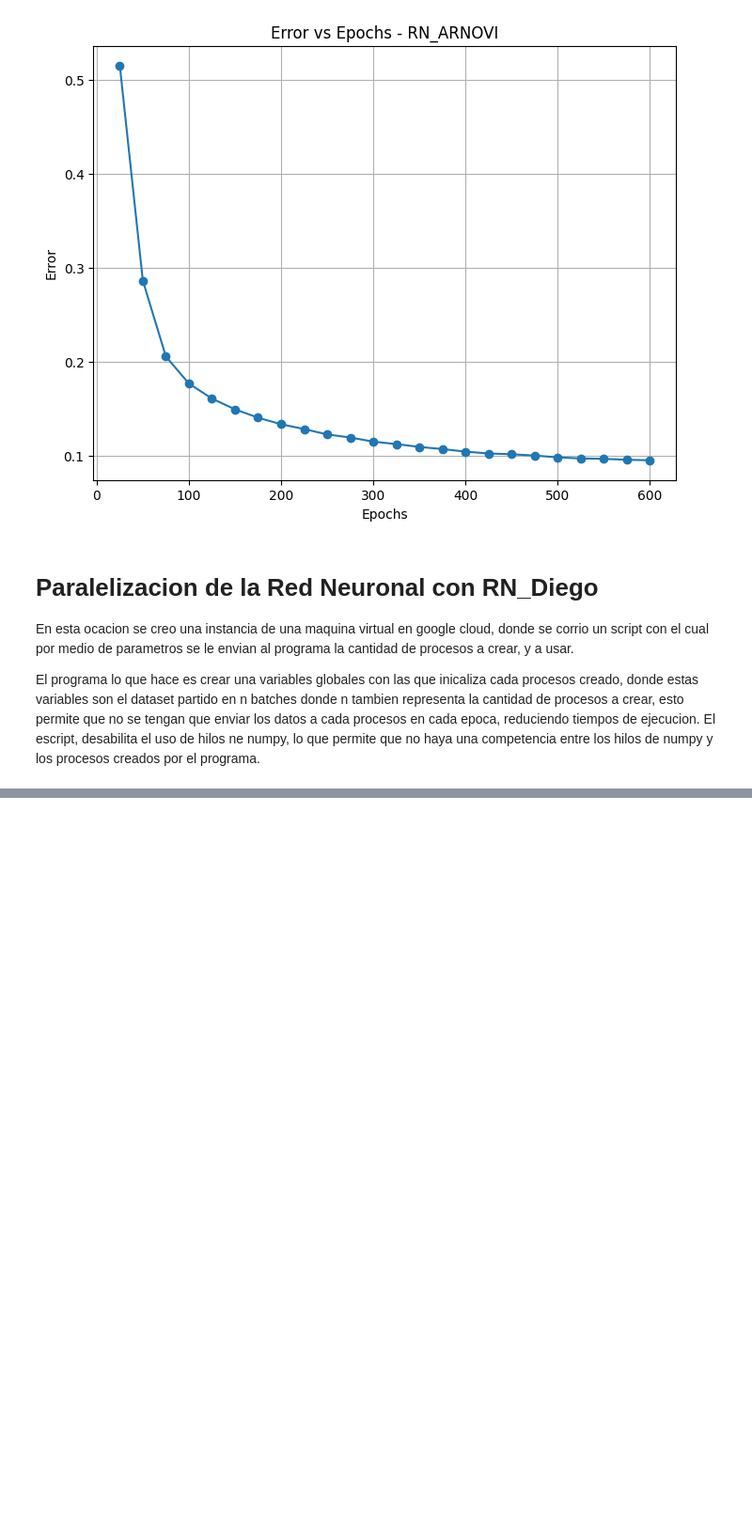
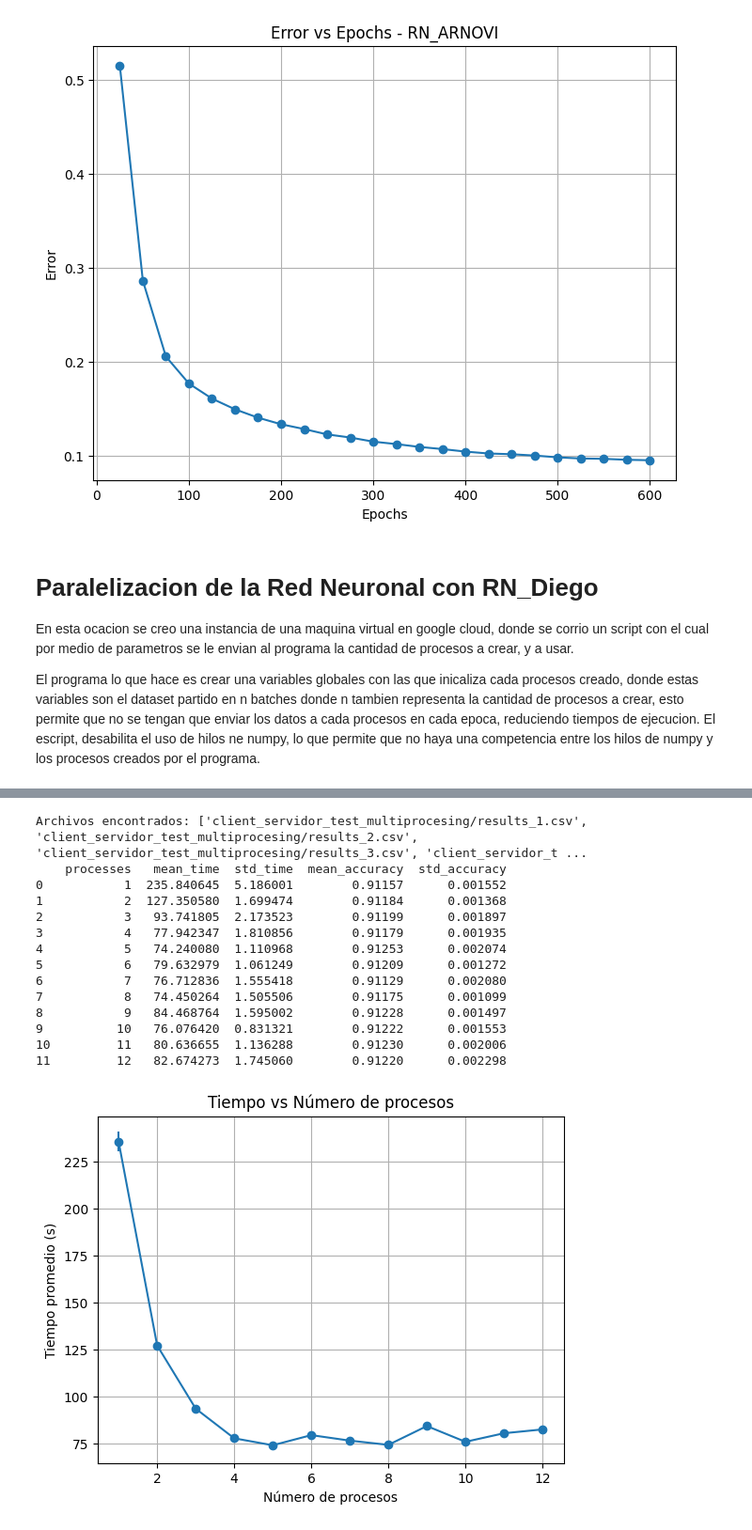
Before and after one commit to BrayanStiven45/cliente_servidord, a Jupyter notebook: primera_entrega.ipynb, the cells around one changed output, grey strips where cells are left out. Shown at 94% size. Saved outputs shown, nothing was run; the diff lists cells and outputs as text; code cells hidden in the pictures; blank space fills up the shorter version.

Commit message:
Se escribio mas en el notebook para la entrega de RN con procesos

```diff
--- a/primera_entrega.ipynb
+++ b/primera_entrega.ipynb
@@ -748,0 +1089,68 @@ echo "All experiments completed."
+# %%
+import pandas as pd
+import matplotlib.pyplot as plt
+import glob
+
+# ==========================================
+# CARGAR ARCHIVOS CORRECTAMENTE
+# ==========================================
+
+files = glob.glob("client_servidor_test_multiprocesing/results_*.csv")
+
+# Ordenar por número de procesos (no alfabéticamente)
+
+files = sorted(files, key=lambda x: int(x.split("_")[4].split(".")[0]))
+
+
+print("Archivos encontrados:", files)
+
+data_summary = []
+
+for file in files:
+    n_proc = int(file.split("_")[4].split(".")[0])
+
+    df = pd.read_csv(file)
+
+    data_summary.append({
+        "processes": n_proc,
+        "mean_time": df["time"].mean(),
+        "std_time": df["time"].std(),
+        "mean_accuracy": df["accuracy"].mean(),
+        "std_accuracy": df["accuracy"].std()
+    })
+
+summary_df = pd.DataFrame(data_summary)
+
+print(summary_df)
+
+# ==========================================
+# GRAFICA TIEMPO
+# ==========================================
+
+plt.figure()
+plt.errorbar(summary_df["processes"],
+             summary_df["mean_time"],
+             yerr=summary_df["std_time"],
+             marker='o')
+
+plt.xlabel("Número de procesos")
+plt.ylabel("Tiempo promedio (s)")
+plt.title("Tiempo vs Número de procesos")
+plt.grid(True)
+plt.show()
+# %% [output]
+Archivos encontrados: ['client_servidor_test_multiprocesing/results_1.csv', 'client_servidor_test_multiprocesing/results_2.csv', 'client_servidor_test_multiprocesing/results_3.csv', 'client_servidor_t ...
+    processes   mean_time  std_time  mean_accuracy  std_accuracy
+0           1  235.840645  5.186001        0.91157      0.001552
+1           2  127.350580  1.699474        0.91184      0.001368
+2           3   93.741805  2.173523        0.91199      0.001897
+3           4   77.942347  1.810856        0.91179      0.001935
+4           5   74.240080  1.110968        0.91253      0.002074
+5           6   79.632979  1.061249        0.91209      0.001272
+6           7   76.712836  1.555418        0.91129      0.002080
+7           8   74.450264  1.505506        0.91175      0.001099
+8           9   84.468764  1.595002        0.91228      0.001497
+9          10   76.076420  0.831321        0.91222      0.001553
+10         11   80.636655  1.136288        0.91230      0.002006
+11         12   82.674273  1.745060        0.91220      0.002298
+[figure, added]
```
Also changed, not shown: parts of 5 cells of this notebook, 41 other files.
